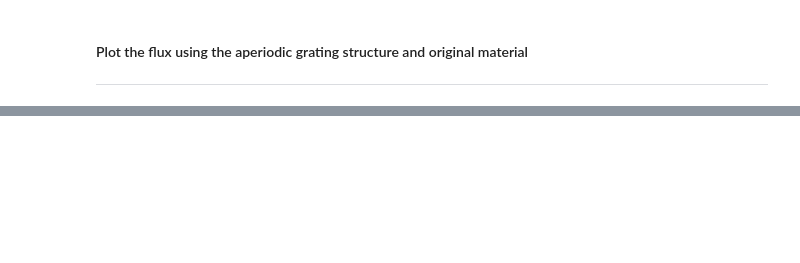
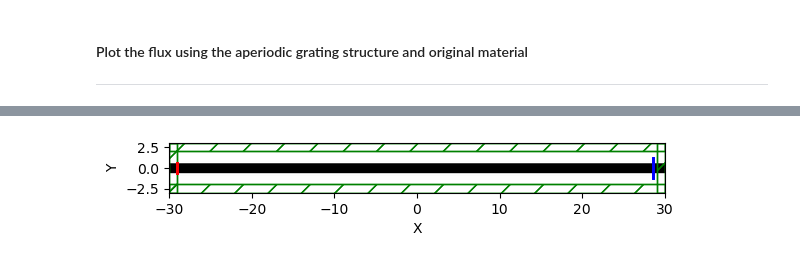
Before and after one commit to zhou277/Semiconductor_laser, a Jupyter notebook: QCL_LCGH.ipynb, the cells around one changed output, grey strips where cells are left out. Saved outputs shown, nothing was run; the diff lists cells and outputs as text; code cells hidden in the pictures; blank space fills up the shorter version.

```diff
--- a/QCL_LCGH.ipynb
+++ b/QCL_LCGH.ipynb
@@ -732,0 +657,84 @@ RuntimeError: meep: simulation fields are NaN or Inf
+# %%
+import meep as mp
+import numpy as np
+from matplotlib import pyplot as plt
+from IPython.display import Video
+
+def sim_cavity(N,sx,sy=6,fcen=10):
+    resolution = 20  # pixels/um
+
+    eps = 13  # dielectric constant of waveguide
+    w = 1.2  # width of waveguide
+    r = 0.36  # radius of holes
+    d = 1.4  # defect spacing (ordinary spacing = 1)
+    N = N  # number of holes on either side of defect
+
+    pad = 2  # padding between last hole and PML edge
+    dpml = 1  # PML thickness
+
+    # sx = 2 * (pad + dpml + N) + d - 1  # size of cell in x direction
+
+    cell = mp.Vector3(sx, sy, 0)
+    blk = mp.Block(size=mp.Vector3(mp.inf, w, mp.inf), material=mp.Medium(epsilon=eps))
+    ###---------------------------------------------------------------basic config-------------------------------------------------------------------###
+
+    ###-------------------------------------------------------------geometry---------------------------------------------------------------------###
+    geometry = [blk]
+
+
+    pml_layers = [mp.PML(1.0)]
+    # fcen = 0.25  # pulse center frequency
+    df = 0.2  # pulse frequency width
+
+    src = [mp.Source(mp.GaussianSource(fcen, fwidth=df),
+            component=mp.Ey,
+            center=mp.Vector3(-0.5 * sx + dpml),
+            size=mp.Vector3(0, w))]
+
+    # sym = [mp.Mirror(mp.Y, phase=-1)]
+    ###-------------------------------------------------------------simulation setup---------------------------------------------------------------------###
+    sim = mp.Simulation(
+        cell_size=cell,
+        geometry=geometry,
+        boundary_layers=pml_layers,
+        sources=src,
+        # symmetries=sym,
+        resolution=resolution)
+
+    freg = mp.FluxRegion(
+        center=mp.Vector3(0.5 * sx - dpml - 0.5), size=mp.Vector3(0, 2 * w))
+
+    nfreq = 100  # number of frequencies at which to compute flux
+
+    # transmitted flux
+    trans = sim.add_flux(fcen, df, nfreq, freg)
+    sim.plot2D()
+    sim.run(until_after_sources=mp.stop_when_fields_decayed(
+            50, mp.Ey, mp.Vector3(0.5 * sx - dpml), 1e-3))
+
+    freqs = mp.get_flux_freqs(trans)
+    psd = mp.get_fluxes(trans)
+
+    return freqs, psd
+
+sx_main = 60
+sy_main = 6
+fcen_main = 1e12
+
+freqs_wg, psd_wg = sim_cavity(N=0,sx = sx_main,fcen=fcen_main)  # simple waveguide
+freqs_cav, psd_cav = sim_cavity(N=1,sx = sx_main,fcen=fcen_main)  # cavity
+
+fig = plt.figure(figsize=(11, 6), dpi=100)
+ax = fig.add_subplot(111)
+plt.plot(freqs_cav, np.array(psd_cav) / np.array(psd_wg), "o-")
+plt.grid(True)
+plt.xlabel("Frequency")
+plt.ylabel("Transmission")
+
+# ax2 = fig.add_axes([0.52, 0.6, 0.2, 0.25])
+# plt.plot(freqs_cav, np.array(psd_cav) / np.array(psd_wg), "o-")
+# plt.xlim(0.23, 0.24)
+# plt.ylim(0, 0.8)
+# plt.grid(True)
+# plt.show()
+# %% [output]
@@ -732,0 +759 @@ RuntimeError: meep: simulation fields are NaN or Inf
+[figure, added]
```
Also changed, not shown: parts of 8 cells of this notebook, 17 other files.
